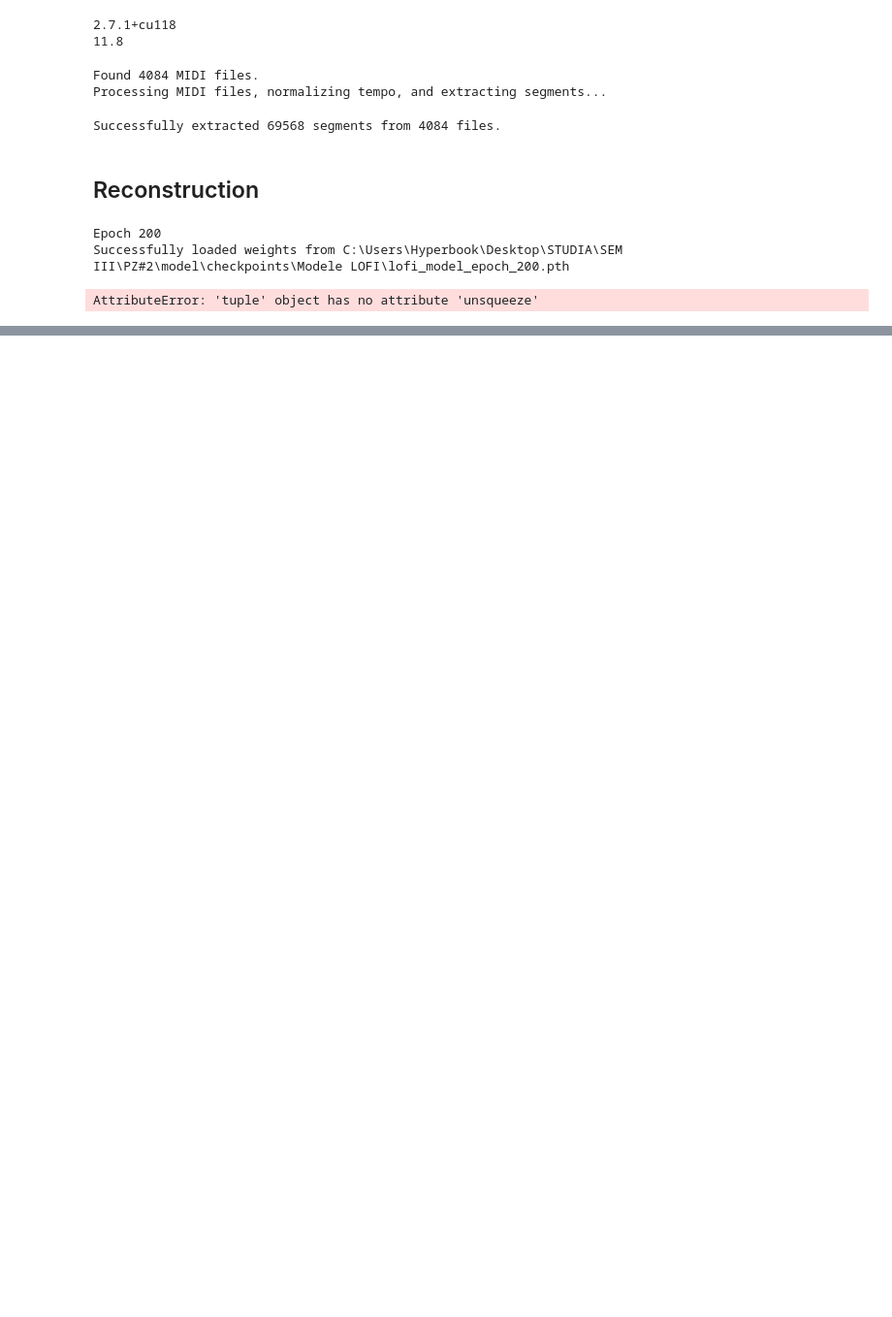
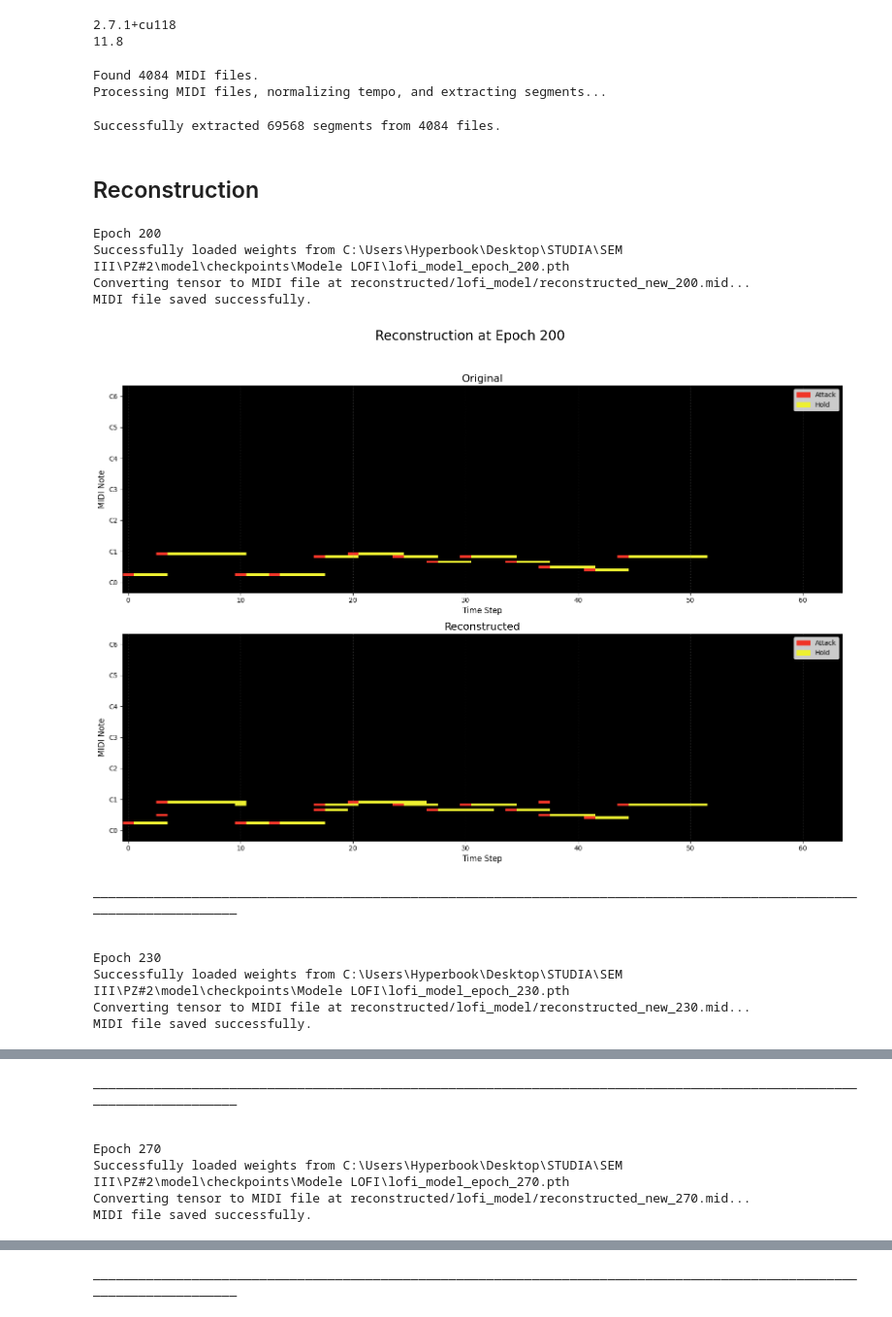
Before and after one commit to ziemmi13/Lofi-MIDI-VAE-generator, a Jupyter notebook: model/Reconstruct.ipynb, the cells around one changed output, grey strips where cells are left out. Shown at 97% size. Saved outputs shown, nothing was run; the diff lists cells and outputs as text; code cells hidden in the pictures; blank space fills up the shorter version.

```diff
--- a/model/Reconstruct.ipynb
+++ b/model/Reconstruct.ipynb
@@ -29,28 +29,37 @@ Successfully extracted 69568 segments from 4084 files.
 # %%
 from matplotlib import pyplot as plt
 
 for epoch in [200, 230, 270, 300, 320]:
     print(f"Epoch {epoch}")
     model = LofiModel()
     model.load_weights(rf"C:\Users\Hyperbook\Desktop\STUDIA\SEM III\PZ#2\model\checkpoints\Modele LOFI\lofi_model_epoch_{epoch}.pth")
-    original_sequence_tensor= dataset[epoch]
+    original_sequence_tensor, _ = dataset[epoch]
     # print(f"Processing file: {file_name}")
     reconstructions = model.reconstruct(original_sequence_tensor, output_path=f"reconstructed/lofi_model/reconstructed_new_{epoch}.mid")
 
     fig, axes = plt.subplots(2, 1, figsize=(16, 12))
     fig.suptitle(f"Reconstruction at Epoch {epoch}", fontsize=20)
 
     MidiDataset.visualize(original_sequence_tensor, title="Original", ax=axes[0], show_plot=False)
     MidiDataset.visualize(reconstructions, title="Reconstructed", ax=axes[1], show_plot=False)
 
     plt.tight_layout(rect=[0, 0.03, 1, 0.95])
 
     display(fig)
     plt.close(fig)
 
     print(60*"__"+"\n")
     print()
 # %% [output]
 Epoch 200
 Successfully loaded weights from C:\Users\Hyperbook\Desktop\STUDIA\SEM III\PZ#2\model\checkpoints\Modele LOFI\lofi_model_epoch_200.pth
+Converting tensor to MIDI file at reconstructed/lofi_model/reconstructed_new_200.mid...
+MIDI file saved successfully.
+[figure, added]
-AttributeError: 'tuple' object has no attribute 'unsqueeze'
+________________________________________________________________________________________________________________________
+
+
+Epoch 230
+Successfully loaded weights from C:\Users\Hyperbook\Desktop\STUDIA\SEM III\PZ#2\model\checkpoints\Modele LOFI\lofi_model_epoch_230.pth
+Converting tensor to MIDI file at reconstructed/lofi_model/reconstructed_new_230.mid...
+MIDI file saved successfully.
@@ -56,0 +67,7 @@ AttributeError: 'tuple' object has no attribute 'unsqueeze'
+________________________________________________________________________________________________________________________
+
+
+Epoch 270
+Successfully loaded weights from C:\Users\Hyperbook\Desktop\STUDIA\SEM III\PZ#2\model\checkpoints\Modele LOFI\lofi_model_epoch_270.pth
+Converting tensor to MIDI file at reconstructed/lofi_model/reconstructed_new_270.mid...
+MIDI file saved successfully.
@@ -56,0 +91 @@ AttributeError: 'tuple' object has no attribute 'unsqueeze'
+________________________________________________________________________________________________________________________
```
Also changed, not shown: parts of 1 cell of this notebook, 3 other files.
